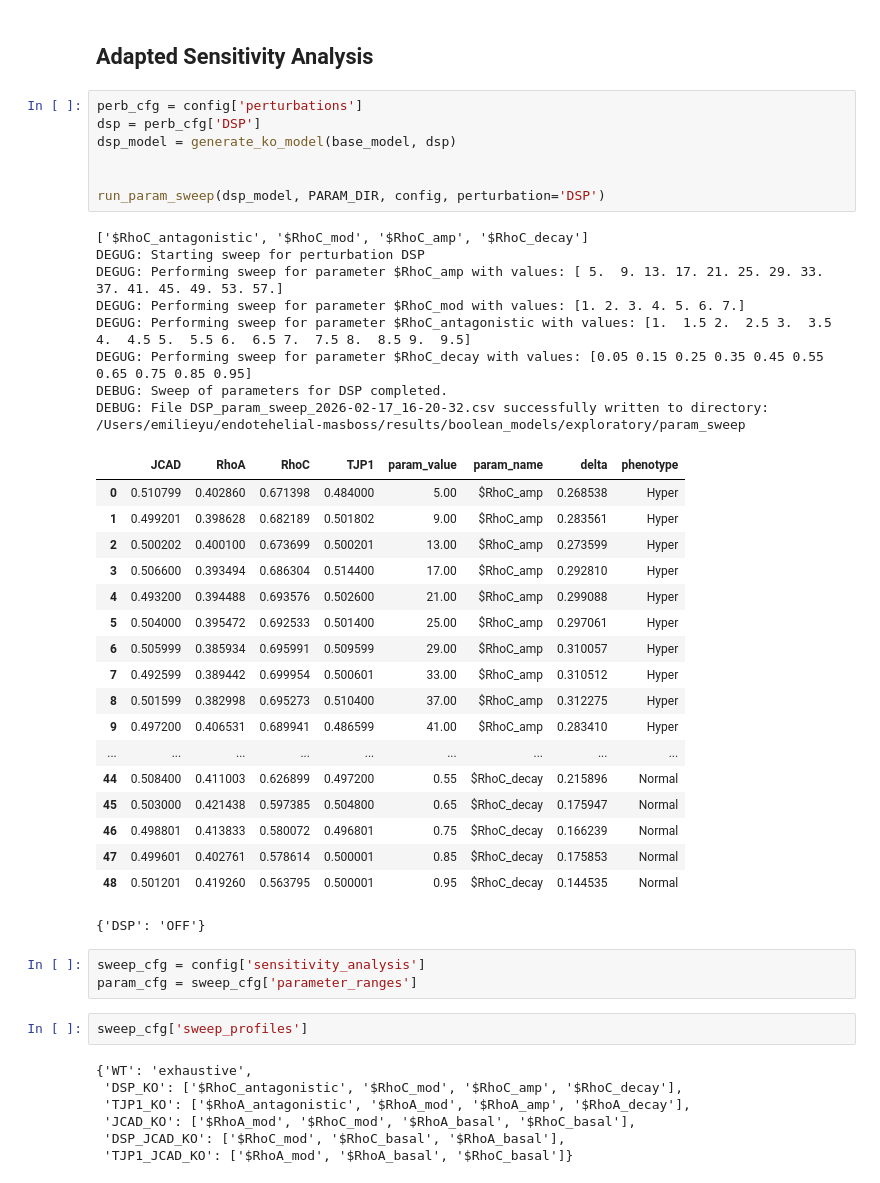
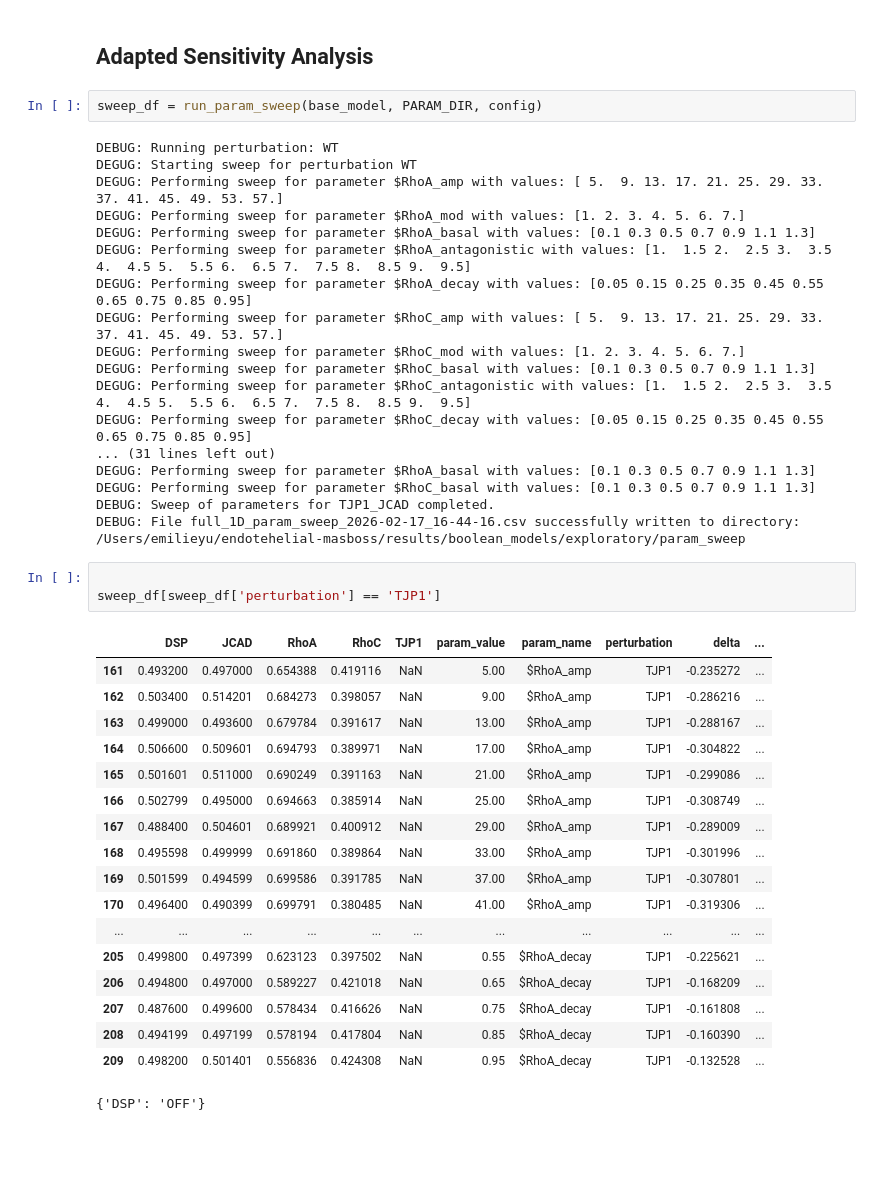
Before and after one commit to emilieyuu/endotehelial-masboss, a Jupyter notebook: notebooks/05_runs_exploratory.ipynb, the cells around one changed output. Drawn from its saved outputs; the diff is of its cells as text; blank space fills up the shorter version.

Commit message:
final full 1D and 2D param sweeps completed: changes to config (temp) + separate function and combined processing for sweeps

```diff
--- a/notebooks/05_runs_exploratory.ipynb
+++ b/notebooks/05_runs_exploratory.ipynb
@@ -138,51 +419,47 @@ wt_param_df[wt_param_df['phenotype'] != ('Normal')]
 | 59 | 0.500601 | 0.510600 | 0.716618 | 0.359586 | 0.513998 | 13.0 | $RhoC_antagonistic | -0.357032 | Failed |
 # %% [markdown]
 ## Adapted Sensitivity Analysis
+# %%
+sweep_df = run_param_sweep(base_model, PARAM_DIR, config)
+# %% [output]
+DEBUG: Running perturbation: WT
+DEGUG: Starting sweep for perturbation WT
+DEGUG: Performing sweep for parameter $RhoA_amp with values: [ 5.  9. 13. 17. 21. 25. 29. 33. 37. 41. 45. 49. 53. 57.]
+DEGUG: Performing sweep for parameter $RhoA_mod with values: [1. 2. 3. 4. 5. 6. 7.]
+DEGUG: Performing sweep for parameter $RhoA_basal with values: [0.1 0.3 0.5 0.7 0.9 1.1 1.3]
+DEGUG: Performing sweep for parameter $RhoA_antagonistic with values: [1.  1.5 2.  2.5 3.  3.5 4.  4.5 5.  5.5 6.  6.5 7.  7.5 8.  8.5 9.  9.5]
+DEGUG: Performing sweep for parameter $RhoA_decay with values: [0.05 0.15 0.25 0.35 0.45 0.55 0.65 0.75 0.85 0.95]
+DEGUG: Performing sweep for parameter $RhoC_amp with values: [ 5.  9. 13. 17. 21. 25. 29. 33. 37. 41. 45. 49. 53. 57.]
+DEGUG: Performing sweep for parameter $RhoC_mod with values: [1. 2. 3. 4. 5. 6. 7.]
+DEGUG: Performing sweep for parameter $RhoC_basal with values: [0.1 0.3 0.5 0.7 0.9 1.1 1.3]
+DEGUG: Performing sweep for parameter $RhoC_antagonistic with values: [1.  1.5 2.  2.5 3.  3.5 4.  4.5 5.  5.5 6.  6.5 7.  7.5 8.  8.5 9.  9.5]
+DEGUG: Performing sweep for parameter $RhoC_decay with values: [0.05 0.15 0.25 0.35 0.45 0.55 0.65 0.75 0.85 0.95]
+... (31 lines left out)
+DEGUG: Performing sweep for parameter $RhoA_basal with values: [0.1 0.3 0.5 0.7 0.9 1.1 1.3]
+DEGUG: Performing sweep for parameter $RhoC_basal with values: [0.1 0.3 0.5 0.7 0.9 1.1 1.3]
+DEBUG: Sweep of parameters for TJP1_JCAD completed.
+DEBUG: File full_1D_param_sweep_2026-02-17_16-44-16.csv successfully written to directory: /Users/emilieyu/endotehelial-masboss/results/boolean_models/exploratory/param_sweep
 # %%
-perb_cfg = config['perturbations']
-dsp = perb_cfg['DSP']
-dsp_model = generate_ko_model(base_model, dsp)
 
-
-run_param_sweep(dsp_model, PARAM_DIR, config, perturbation='DSP')
+sweep_df[sweep_df['perturbation'] == 'TJP1']
 # %% [output]
-['$RhoC_antagonistic', '$RhoC_mod', '$RhoC_amp', '$RhoC_decay']
-DEGUG: Starting sweep for perturbation DSP
-DEGUG: Performing sweep for parameter $RhoC_amp with values: [ 5.  9. 13. 17. 21. 25. 29. 33. 37. 41. 45. 49. 53. 57.]
-DEGUG: Performing sweep for parameter $RhoC_mod with values: [1. 2. 3. 4. 5. 6. 7.]
-DEGUG: Performing sweep for parameter $RhoC_antagonistic with values: [1.  1.5 2.  2.5 3.  3.5 4.  4.5 5.  5.5 6.  6.5 7.  7.5 8.  8.5 9.  9.5]
-DEGUG: Performing sweep for parameter $RhoC_decay with values: [0.05 0.15 0.25 0.35 0.45 0.55 0.65 0.75 0.85 0.95]
-DEBUG: Sweep of parameters for DSP completed.
-DEBUG: File DSP_param_sweep_2026-02-17_16-20-32.csv successfully written to directory: /Users/emilieyu/endotehelial-masboss/results/boolean_models/exploratory/param_sweep
-|  | JCAD | RhoA | RhoC | TJP1 | param_value | param_name | delta | phenotype |
-| 0 | 0.510799 | 0.402860 | 0.671398 | 0.484000 | 5.00 | $RhoC_amp | 0.268538 | Hyper |
-| 1 | 0.499201 | 0.398628 | 0.682189 | 0.501802 | 9.00 | $RhoC_amp | 0.283561 | Hyper |
-| 2 | 0.500202 | 0.400100 | 0.673699 | 0.500201 | 13.00 | $RhoC_amp | 0.273599 | Hyper |
-| 3 | 0.506600 | 0.393494 | 0.686304 | 0.514400 | 17.00 | $RhoC_amp | 0.292810 | Hyper |
-| 4 | 0.493200 | 0.394488 | 0.693576 | 0.502600 | 21.00 | $RhoC_amp | 0.299088 | Hyper |
-| 5 | 0.504000 | 0.395472 | 0.692533 | 0.501400 | 25.00 | $RhoC_amp | 0.297061 | Hyper |
-| 6 | 0.505999 | 0.385934 | 0.695991 | 0.509599 | 29.00 | $RhoC_amp | 0.310057 | Hyper |
-| 7 | 0.492599 | 0.389442 | 0.699954 | 0.500601 | 33.00 | $RhoC_amp | 0.310512 | Hyper |
-| 8 | 0.501599 | 0.382998 | 0.695273 | 0.510400 | 37.00 | $RhoC_amp | 0.312275 | Hyper |
-| 9 | 0.497200 | 0.406531 | 0.689941 | 0.486599 | 41.00 | $RhoC_amp | 0.283410 | Hyper |
-| ... | ... | ... | ... | ... | ... | ... | ... | ... |
-| 44 | 0.508400 | 0.411003 | 0.626899 | 0.497200 | 0.55 | $RhoC_decay | 0.215896 | Normal |
-| 45 | 0.503000 | 0.421438 | 0.597385 | 0.504800 | 0.65 | $RhoC_decay | 0.175947 | Normal |
-| 46 | 0.498801 | 0.413833 | 0.580072 | 0.496801 | 0.75 | $RhoC_decay | 0.166239 | Normal |
-| 47 | 0.499601 | 0.402761 | 0.578614 | 0.500001 | 0.85 | $RhoC_decay | 0.175853 | Normal |
-| 48 | 0.501201 | 0.419260 | 0.563795 | 0.500001 | 0.95 | $RhoC_decay | 0.144535 | Normal |
+|  | DSP | JCAD | RhoA | RhoC | TJP1 | param_value | param_name | perturbation | delta | ... |
+| 161 | 0.493200 | 0.497000 | 0.654388 | 0.419116 | NaN | 5.00 | $RhoA_amp | TJP1 | -0.235272 | ... |
+| 162 | 0.503400 | 0.514201 | 0.684273 | 0.398057 | NaN | 9.00 | $RhoA_amp | TJP1 | -0.286216 | ... |
+| 163 | 0.499000 | 0.493600 | 0.679784 | 0.391617 | NaN | 13.00 | $RhoA_amp | TJP1 | -0.288167 | ... |
+| 164 | 0.506600 | 0.509601 | 0.694793 | 0.389971 | NaN | 17.00 | $RhoA_amp | TJP1 | -0.304822 | ... |
+| 165 | 0.501601 | 0.511000 | 0.690249 | 0.391163 | NaN | 21.00 | $RhoA_amp | TJP1 | -0.299086 | ... |
+| 166 | 0.502799 | 0.495000 | 0.694663 | 0.385914 | NaN | 25.00 | $RhoA_amp | TJP1 | -0.308749 | ... |
+| 167 | 0.488400 | 0.504601 | 0.689921 | 0.400912 | NaN | 29.00 | $RhoA_amp | TJP1 | -0.289009 | ... |
+| 168 | 0.495598 | 0.499999 | 0.691860 | 0.389864 | NaN | 33.00 | $RhoA_amp | TJP1 | -0.301996 | ... |
+| 169 | 0.501599 | 0.494599 | 0.699586 | 0.391785 | NaN | 37.00 | $RhoA_amp | TJP1 | -0.307801 | ... |
+| 170 | 0.496400 | 0.490399 | 0.699791 | 0.380485 | NaN | 41.00 | $RhoA_amp | TJP1 | -0.319306 | ... |
+| ... | ... | ... | ... | ... | ... | ... | ... | ... | ... | ... |
+| 205 | 0.499800 | 0.497399 | 0.623123 | 0.397502 | NaN | 0.55 | $RhoA_decay | TJP1 | -0.225621 | ... |
+| 206 | 0.494800 | 0.497000 | 0.589227 | 0.421018 | NaN | 0.65 | $RhoA_decay | TJP1 | -0.168209 | ... |
+| 207 | 0.487600 | 0.499600 | 0.578434 | 0.416626 | NaN | 0.75 | $RhoA_decay | TJP1 | -0.161808 | ... |
+| 208 | 0.494199 | 0.497199 | 0.578194 | 0.417804 | NaN | 0.85 | $RhoA_decay | TJP1 | -0.160390 | ... |
+| 209 | 0.498200 | 0.501401 | 0.556836 | 0.424308 | NaN | 0.95 | $RhoA_decay | TJP1 | -0.132528 | ... |
 # %%
 # %% [output]
 {'DSP': 'OFF'}
-# %%
-sweep_cfg = config['sensitivity_analysis']
-param_cfg = sweep_cfg['parameter_ranges']
-# %%
-sweep_cfg['sweep_profiles']
-# %% [output]
-{'WT': 'exhaustive',
- 'DSP_KO': ['$RhoC_antagonistic', '$RhoC_mod', '$RhoC_amp', '$RhoC_decay'],
- 'TJP1_KO': ['$RhoA_antagonistic', '$RhoA_mod', '$RhoA_amp', '$RhoA_decay'],
- 'JCAD_KO': ['$RhoA_mod', '$RhoC_mod', '$RhoA_basal', '$RhoC_basal'],
- 'DSP_JCAD_KO': ['$RhoC_mod', '$RhoC_basal', '$RhoA_basal'],
- 'TJP1_JCAD_KO': ['$RhoA_mod', '$RhoA_basal', '$RhoC_basal']}
```
Also changed, not shown: parts of 18 cells of this notebook, 8 other files.
